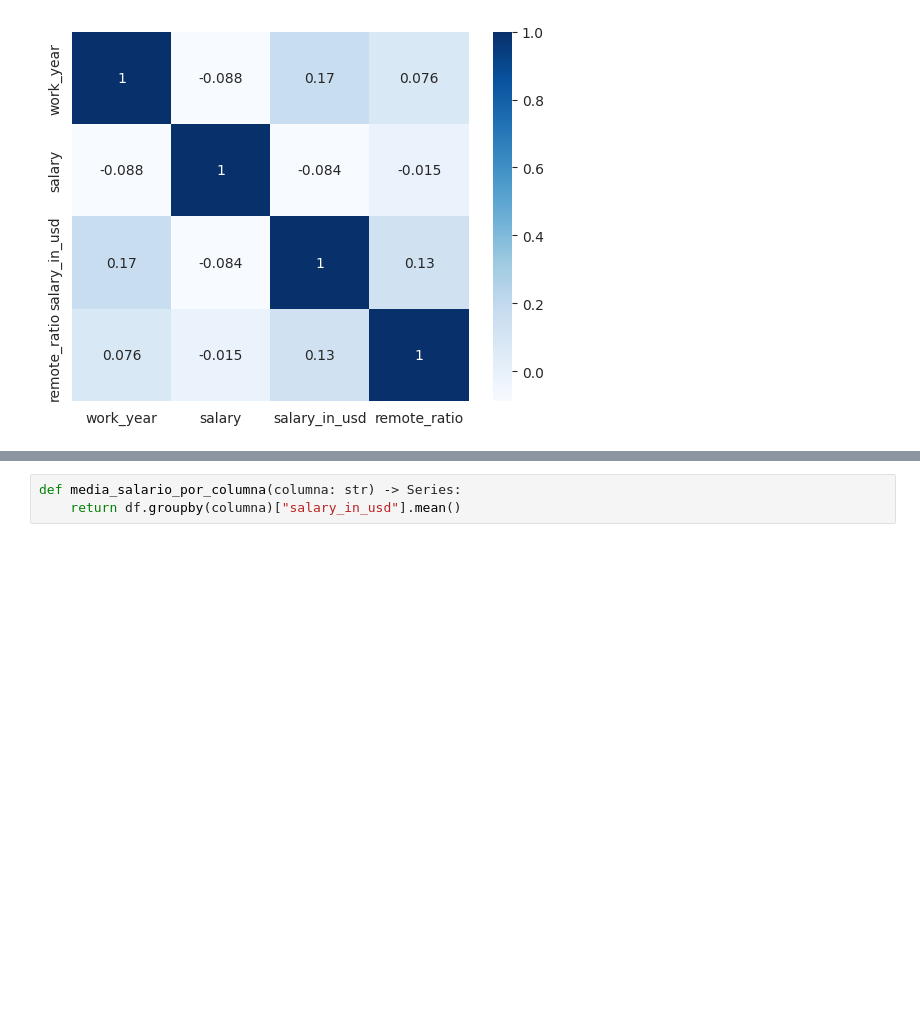
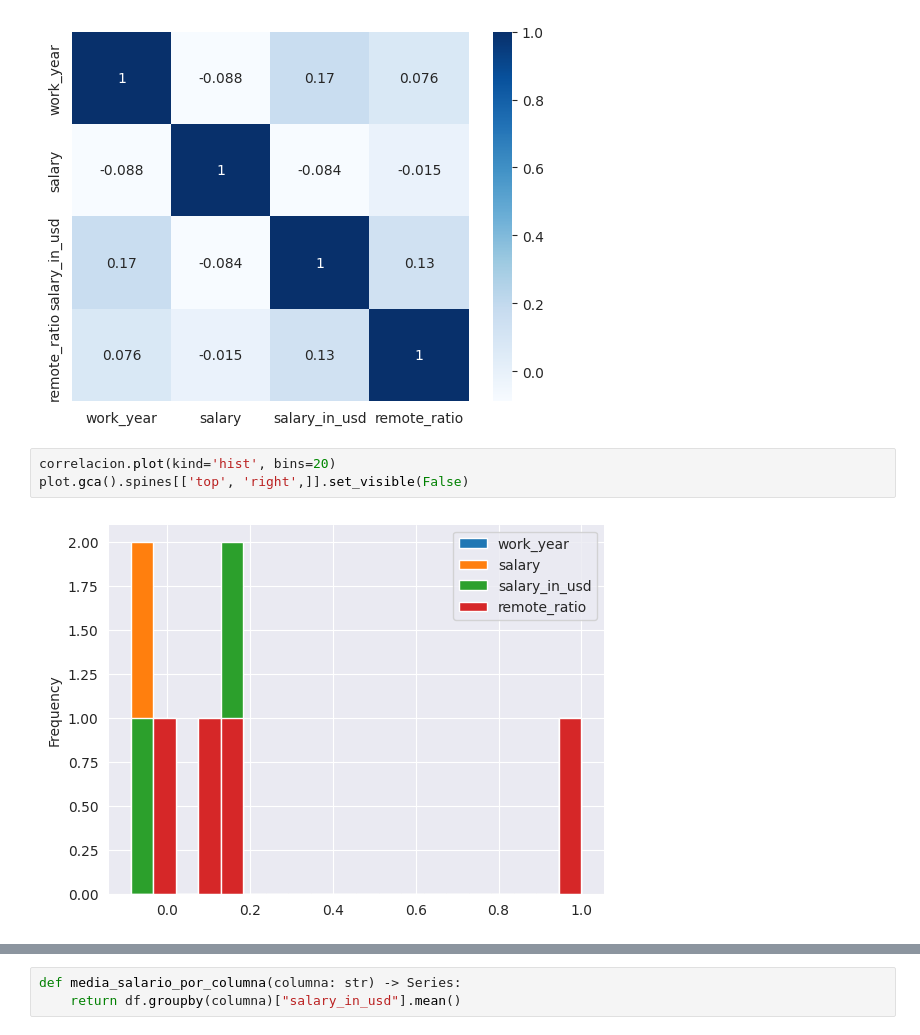
Before and after one commit to richistron/ds-bootcamp, a Jupyter notebook: src/modulo1/Final_M1_DS.ipynb, the cells around one changed output, grey strips where cells are left out. Drawn from its saved outputs; the diff is of its cells as text; blank space fills up the shorter version.

```diff
--- a/src/modulo1/Final_M1_DS.ipynb
+++ b/src/modulo1/Final_M1_DS.ipynb
@@ -224,3 +197,8 @@ sb.heatmap(correlacion, cmap="Blues", annot=True)
 # %% [output]
 <Axes: >
 [figure]
+# %%
+correlacion.plot(kind='hist', bins=20)
+plot.gca().spines[['top', 'right',]].set_visible(False)
+# %% [output]
+[figure, added]
```
Also changed, not shown: parts of 55 cells of this notebook.
